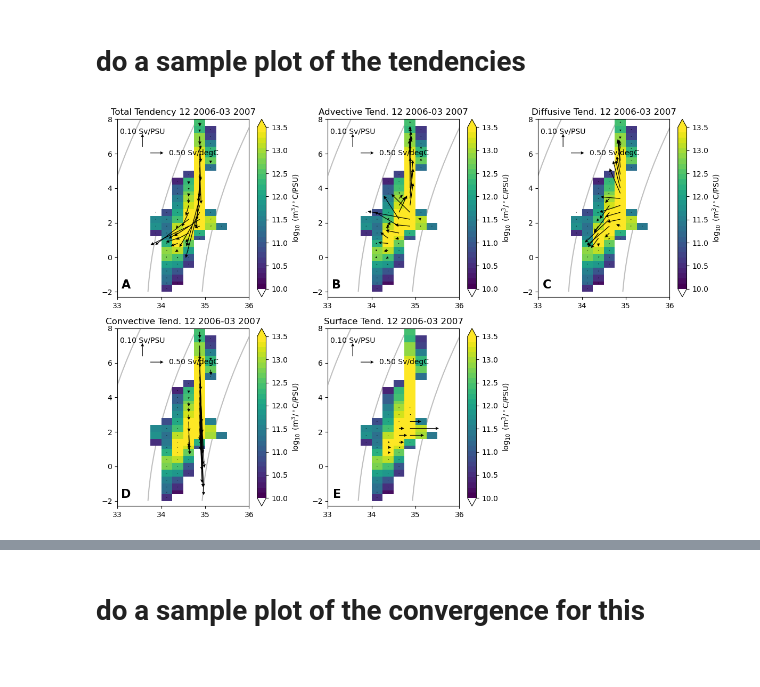
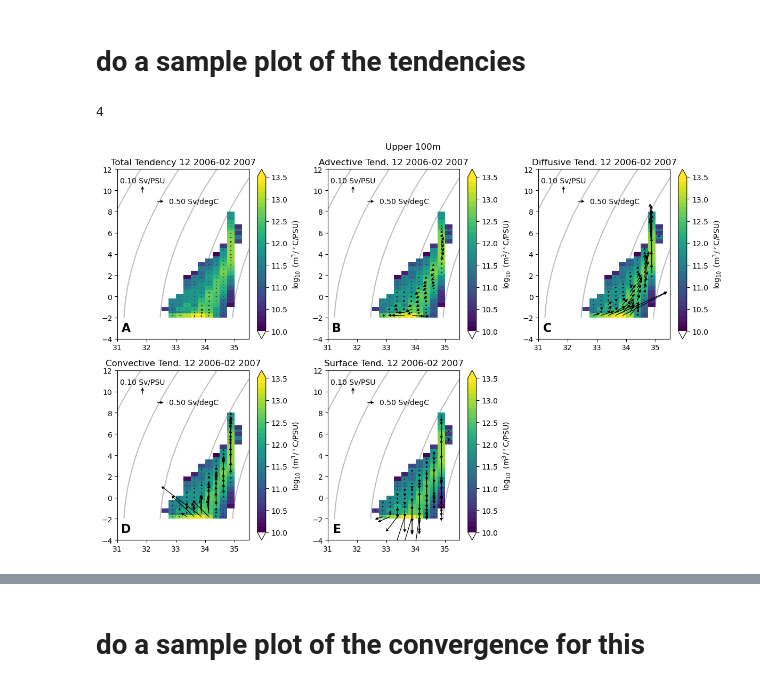
Before and after one commit to margaretmurakami/crios_backups, a Jupyter notebook: ASTE_270/Pemberton_BarentsSpaper/FullRundown_2years_3_26/BarentsS_budget_breakdown.ipynb, the cells around one changed output, grey strips where cells are left out. Cells and saved outputs as stored; diff of their text form; code cells hidden in the pictures.

```diff
--- a/ASTE_270/Pemberton_BarentsSpaper/FullRundown_2years_3_26/BarentsS_budget_breakdown.ipynb
+++ b/ASTE_270/Pemberton_BarentsSpaper/FullRundown_2years_3_26/BarentsS_budget_breakdown.ipynb
@@ -130,7 +150,8 @@ vol = np.tile(mygrid['DXG'][np.newaxis,:,:],(50,1,1)) * np.tile(mygrid['DYG'][np
 # %%
 # np.nansum(vol_mesh)
 # %%
-dterm = 10  # for upper 100 m
+dstart = 0
+dterm = 2  # for upper 100 m
 for i in range(len(datetimes)-1):
     print(datetimes[i])
     tsstrhere = tsstr[i:i+2]
@@ -140,7 +161,7 @@ for i in range(len(datetimes)-1):
     t2 = int(tsstr[i+1])
 
     # run the function - check if this works
-    vol_mesh,JtermsT,JtermsS,JtermsT_nn,JtermsS_nn = get_Jterms(fnames,tsstrhere,datetimeshere,dt,t2,mymsk,iB,RAC,RAC3,myparms,dterm)
+    vol_mesh,JtermsT,JtermsS,JtermsT_nn,JtermsS_nn = get_Jterms(fnames,tsstrhere,datetimeshere,dt,t2,mymsk,iB,RAC,RAC3,myparms,dstart,dterm)
 
     vol_mesh_all[i] = vol_mesh
     JtermsT_all[i] = JtermsT
@@ -234,21 +255,24 @@ for j in range(0,int(ydim)):
 dens2 = dens - 1000
 # %% [output]
 tmin, tmax, smin, smax sizes=, -2.2 34.1 25.245 38.38
+# %%
+path = "figs/WMT_2007_comparison/"
 # %% [markdown]
 # do a sample plot of the tendencies
 # %%
 # Define constants
 alpha, beta = 1, 0.2
-arrow_length, step, t, U, scale = 0.25, 2, 0, .5, 5e0
+alpha1, beta1 = 1, .2
+arrow_length, step, t, U, scale = 0.25, 2, 0, .5, 1e1
 ypos1, ypos2, xpos1, xpos2 = 0.81, 0.88, 0.35, 0.19
 
 # Time string for labeling
 # timestr = datetimes[0].strftime("%Y") + "-" + datetimes[-1].strftime("%Y")
-timestr = datetimes[0].strftime("%m %Y") + "-" +datetimes[-1].strftime("%m %Y")
+timestr = datetimes[0].strftime("%m %Y") + "-" +datetimes[-2].strftime("%m %Y")
 # timestr = "2010"
 
 # Plot limits
-xlims, ylims = np.array([33, 36]), np.array([-2.3, 8])
+xlims, ylims = np.array([31, 35.5]), np.array([-4, 12])
 
 # Titles for each subplot
 titles = [
@@ -261,6 +285,7 @@ fig, axes = plt.subplots(2, 3, figsize=(12, 8))  # 2x3 subplot layout
 axes = axes.flatten()  # Flatten to iterate easily
 
 for i, ax in enumerate(axes[:-1]):
+    #print(i)
     if i < 5:
         U1, V1 = JtermsS[i], JtermsT[i]  # Select tendency terms
     else:
@@ -268,7 +293,10 @@ for i, ax in enumerate(axes[:-1]):
         U1, V1 = sum(JtermsS[1:5]), sum(JtermsT[1:5])
 
     # Apply scaling and set zero values to NaN
-    U1, V1 = U1 * alpha, V1 * beta
+    if i==4:
+        U1, V1 = U1 * alpha1, V1 * beta1 # diff scaling for surface term
+    else:
+        U1, V1 = U1 * alpha, V1 * beta
     U1[U1 == 0], V1[V1 == 0] = np.nan, np.nan
 
     # Background colormap
@@ -278,35 +306,42 @@ for i, ax in enumerate(axes[:-1]):
     # q = ax.quiver(Sbincent[::step, ::step], Tbincent[::step, ::step],
                   # U1[::step, ::step], V1[::step, ::step],
                   # width=0.005, scale=scale, zorder=3, headwidth=5)
     q = ax.quiver(Sbincent, Tbincent,
                   U1, V1,
                   width=0.005, scale=scale, zorder=3, headwidth=5)
 
     # Colorbar
     plt.colorbar(cb, ax=ax, label=r'$\log_{10}\ (\mathrm{m^3/^\circ C/PSU})$',extend="both")
 
     # Titles, limits, and labels
     ax.set_title(f"{titles[i]} {timestr}")
     ax.set_xlim(xlims)
     ax.set_ylim(ylims)
 
     # Quiver key (for scale reference)
-    ax.quiverkey(q, X=xpos1, Y=ypos1, U=U, label=f"{U*alpha:.2f} Sv/degC", labelpos='E')
-    ax.quiverkey(q, X=xpos2, Y=ypos2, U=U, label=f"{U*beta:.2f} Sv/PSU", angle=90, labelpos='N', coordinates='axes')
+    if i == 4:
+        print(i)
+        ax.quiverkey(q, X=xpos1, Y=ypos1, U=U, label=f"{U*alpha1:.2f} Sv/degC", labelpos='E')
+        ax.quiverkey(q, X=xpos2, Y=ypos2, U=U, label=f"{U*beta1:.2f} Sv/PSU", angle=90, labelpos='N', coordinates='axes')
+    else:
+        ax.quiverkey(q, X=xpos1, Y=ypos1, U=U, label=f"{U*alpha:.2f} Sv/degC", labelpos='E')
+        ax.quiverkey(q, X=xpos2, Y=ypos2, U=U, label=f"{U*beta:.2f} Sv/PSU", angle=90, labelpos='N', coordinates='axes')
 
     # Label each subplot (A, B, C, etc.)
     ax.text(0.1, 0.1, chr(65 + i), transform=ax.transAxes, fontsize=16, fontweight='bold',
             va='top', ha='right')
 
     # Density contours
     cs = ax.contour(si, ti, dens2, colors="grey", zorder=1, alpha=0.5, levels=np.arange(16, 32, 1))
     ax.clabel(cs, fontsize=10, inline=False, fmt="%.f")
 
 fig.delaxes(axes[5])
+plt.suptitle("Upper 100m")
 # Save figure
 plt.tight_layout()
-plt.savefig(path + titlestr + "full" + timestr + ".png", dpi=300)
+plt.savefig(path + titlestr + "tend" + timestr + ".png", dpi=300)
 plt.show()
 # %% [output]
+4
-[figure, old version]
+[figure, new version]
 # %%
```
Also changed, not shown: parts of 8 cells of this notebook, 9 other files.
